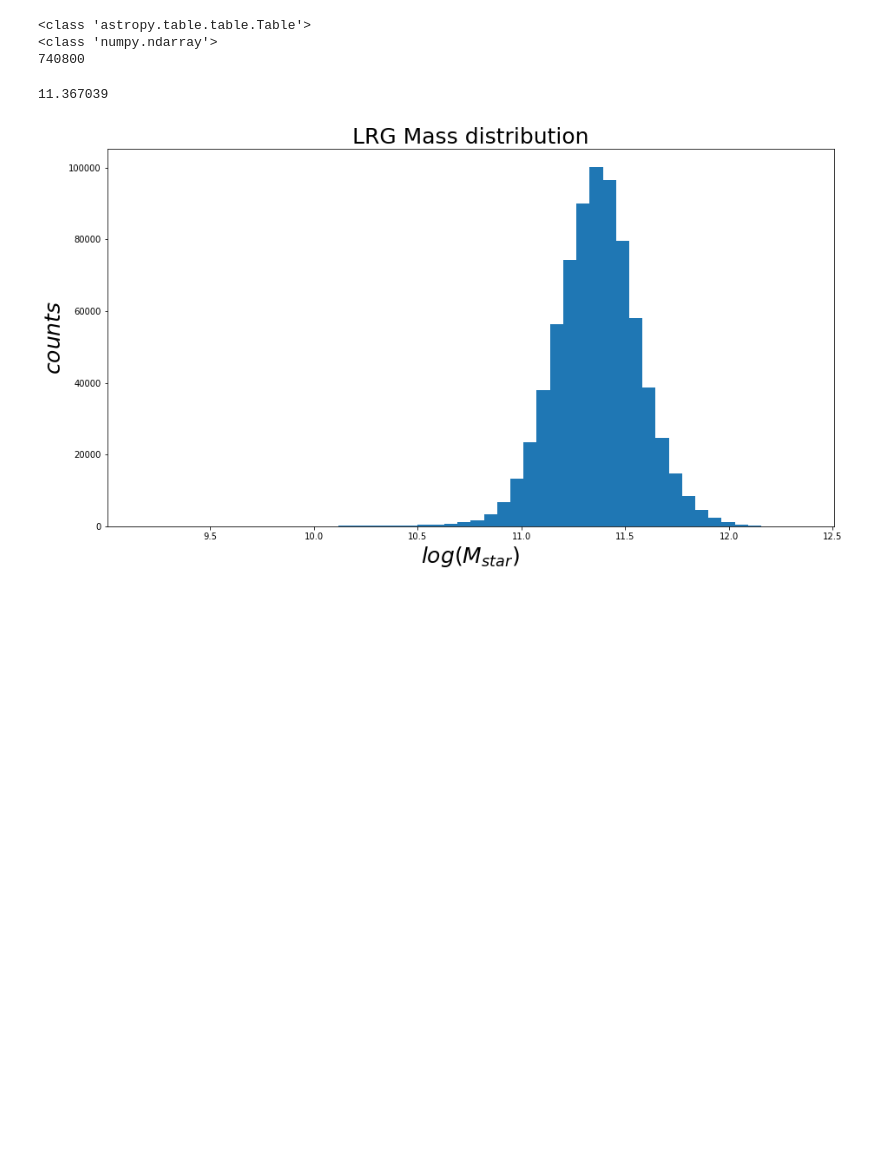
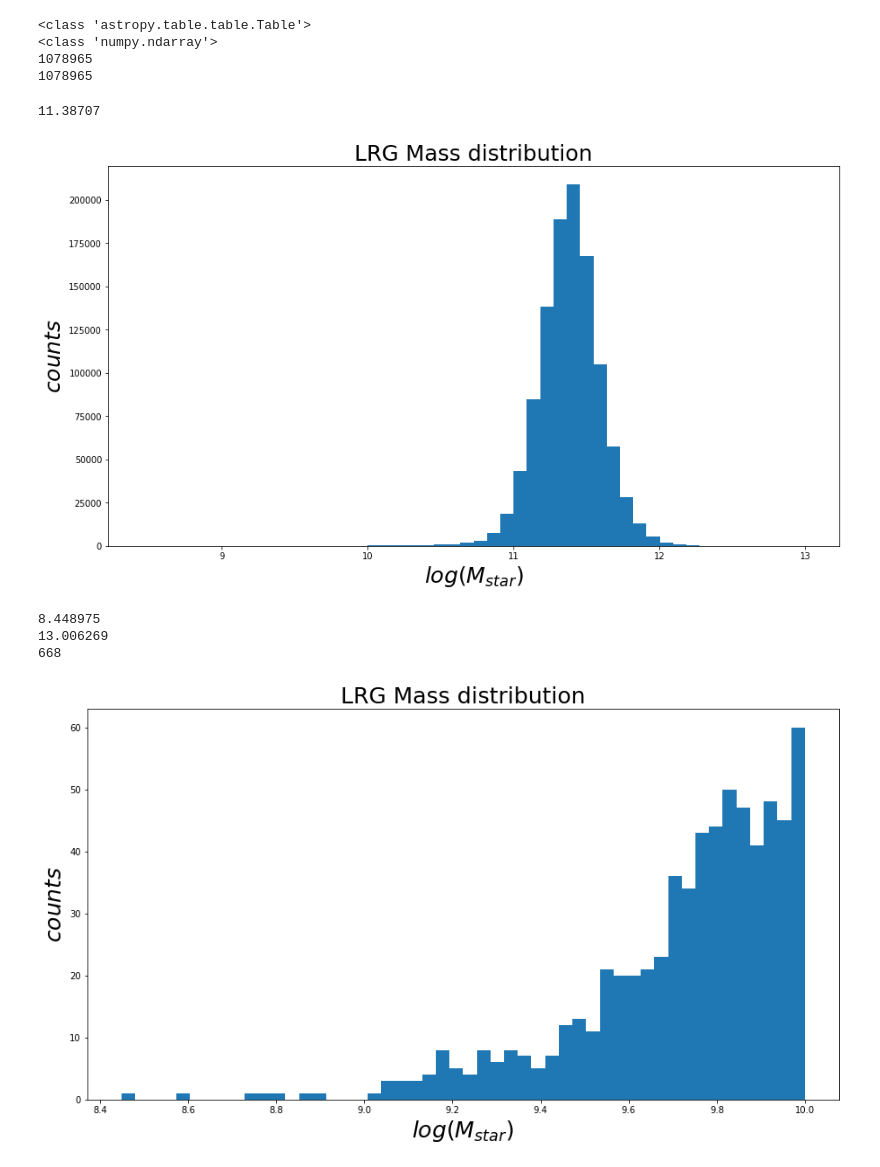
Before and after one commit to metownsend/LRG-Sats, a Jupyter notebook: lrg_masses.ipynb, the cells around one changed output. Saved outputs shown, nothing was run; the diff lists cells and outputs as text; code cells hidden in the pictures; blank space fills up the shorter version.

```diff
--- a/lrg_masses.ipynb
+++ b/lrg_masses.ipynb
@@ -29,16 +29,16 @@ from scipy.spatial import cKDTree as KDTree
 def read_isedfit():
     """Read the iSEDfit fitting results."""
 
-    parentfile = '/Users/mtownsend/anaconda/Data/lrg-survey-dr8-try5.fits'
-    isedfile = '/Users/mtownsend/anaconda/Data/lrgs_dr8_ckc14z_kroupa01_charlot_sfhgrid01.fits'
-    kcorrfile = '/Users/mtownsend/anaconda/Data/lrgs_ckc14z_kroupa01_charlot_sfhgrid01_kcorr.z0.0.fits'
+#     parentfile = '/Users/mtownsend/anaconda/Data/lrg-survey-dr8-try5.fits'
+    isedfile = '/Users/mtownsend/Downloads/lrgs_dr8_ckc14z_kroupa01_charlot_sfhgrid01.fits'
+#     kcorrfile = '/Users/mtownsend/anaconda/Data/lrgs_ckc14z_kroupa01_charlot_sfhgrid01_kcorr.z0.0.fits'
 
-    print('Reading {}'.format(parentfile))
-    parent = Table.read(parentfile)
+#     print('Reading {}'.format(parentfile))
+#     parent = Table.read(parentfile)
     print('Reading {}'.format(isedfile))
     ised = Table.read(isedfile)
-    print('Reading {}'.format(kcorrfile))
-    kcorr = Table.read(kcorrfile)
+#     print('Reading {}'.format(kcorrfile))
+#     kcorr = Table.read(kcorrfile)
 
     snrmin = 3.0
     chi2min = 10
@@ -50,7 +50,7 @@ def read_isedfit():
     print('Read {} galaxies with chi2 < {} and S/N > {} in all 5 photometric bands.'.format(
         len(keep), chi2min, snrmin))
 
-    cat = dict()
+#     cat = dict()
 #     cat['weight'] = len(keep) * parent['COUNT'][keep].data / np.sum(parent['COUNT'][keep].data)
 #     cat['redshift'] = kcorr['Z'][keep].data
 #     cat['Mstar'] = ised['MSTAR_50'][keep].data
@@ -68,8 +68,8 @@ def read_isedfit():
     #mm = - 2.5 * np.log10(ised['MAGGIES'][keep, 0].data)
     #_ = plt.hist(mm, bins=100)
 
-    kcorr.remove_columns(['Z', 'ISEDFIT_ID', 'MAGGIES', 'IVARMAGGIES'])
-    out = hstack([ised[keep]])
+#     kcorr.remove_columns(['Z', 'ISEDFIT_ID', 'MAGGIES', 'IVARMAGGIES'])
+    out = hstack([ised])
 
     return out
 # %%
@@ -102,28 +100,49 @@ print(type(mstar))
 ra_MOUS = np.array(ised['RA'])
 dec_MOUS = np.array(ised['DEC'])
 mstar_err = np.array(ised['MSTAR_ERR'])
+z_MOUS = np.array(ised['Z'])
 print(len(ra_MOUS))
+print(len(z_MOUS))
 # %% [output]
 <class 'astropy.table.table.Table'>
 <class 'numpy.ndarray'>
-740800
+1078965
+1078965
 # %%
 import matplotlib.pylab as plt
 import matplotlib.lines as mlines
 from matplotlib.legend import Legend
 
 print(np.median(mstar))
 
 plt.rcParams["figure.figsize"] = [15, 8]
 plt.title("LRG Mass distribution", fontsize=25)
-plt.hist(mstar, bins=50)
+plt.hist(mstar[np.where(mstar > 0)], bins=50)
 # plt.axvline(linewidth=1, color='r')
 plt.xlabel(r'$log(M_{star})$', fontsize=25)
 plt.ylabel(r'$counts$', fontsize=25)
 plt.show()
+
+mstar_good = mstar[np.where(mstar > -1)]
+print(min(mstar_good))
+print(max(mstar_good))
+print(len(mstar_good[np.where(mstar_good < 10)]))
+
+
+plt.rcParams["figure.figsize"] = [15, 8]
+plt.title("LRG Mass distribution", fontsize=25)
+plt.hist(mstar_good[np.where(mstar_good < 10)], bins=50)
+# plt.axvline(linewidth=1, color='r')
+plt.xlabel(r'$log(M_{star})$', fontsize=25)
+plt.ylabel(r'$counts$', fontsize=25)
+plt.show()
 # %% [output]
-11.367039
+11.38707
-[figure, old version]
+[figure, new version]
+8.448975
+13.006269
+668
+[figure, added]
 # %%
 # Reads in data files for use in readData.py
 
```
Also changed, not shown: parts of 25 cells of this notebook, 3 other files.
